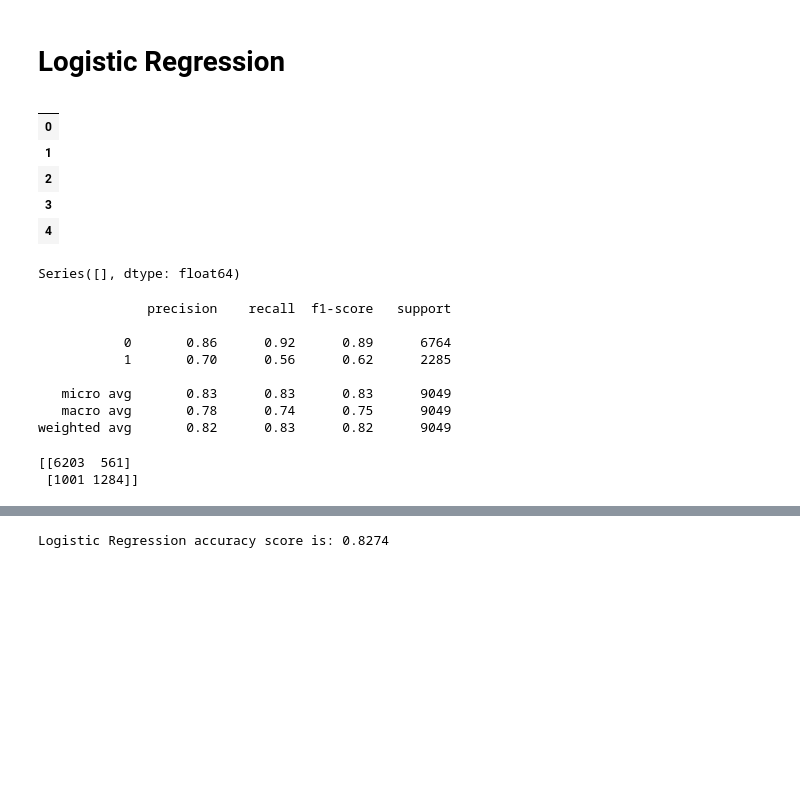
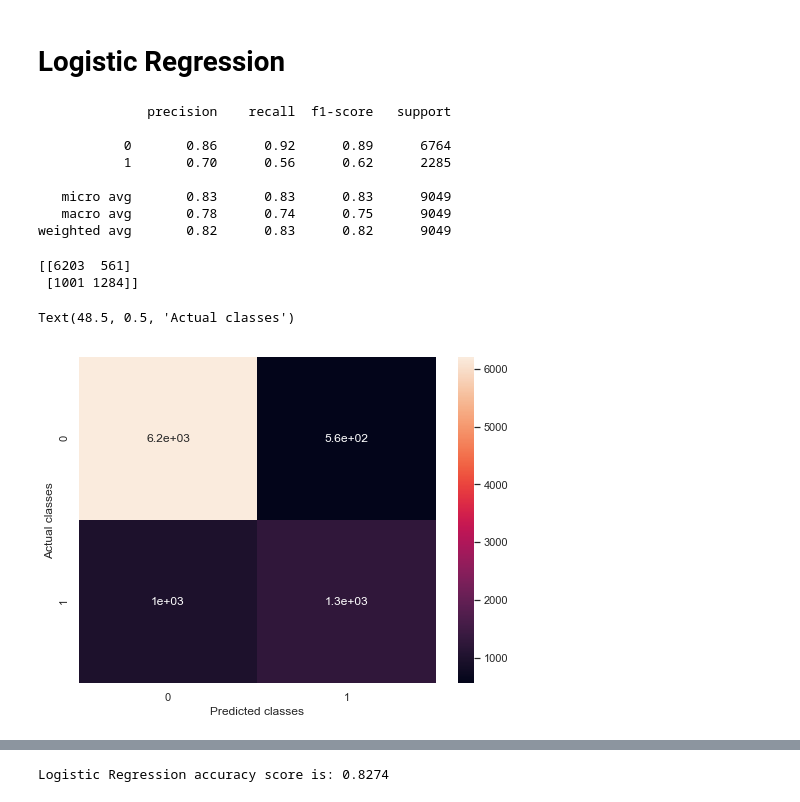
Before and after one commit to SindhujaJayakumar/AdultIncome-Prediction, a Jupyter notebook: Us_income_main.ipynb, the cells around one changed output, grey strips where cells are left out. Saved outputs shown, nothing was run; the diff lists cells and outputs as text; code cells hidden in the pictures; blank space fills up the shorter version.

```diff
--- a/Us_income_main.ipynb
+++ b/Us_income_main.ipynb
@@ -270,29 +259,6 @@ The following algorithms are applied:
 ### Desission Tree
 # %% [markdown]
 # Logistic Regression
-# %%
-
-from sklearn import preprocessing
-
-# select all categorical variables
-df_categorical = df.select_dtypes(include=['object'])
-df_categorical.head()
-# %% [output]
-|  |
-| 0 |
-| 1 |
-| 2 |
-| 3 |
-| 4 |
-# %%
-# encode categorical variables using label Encoder
-# apply label encoder to df_categorical
-
-le = preprocessing.LabelEncoder()
-df_categorical = df_categorical.apply(le.fit_transform)
-df_categorical.head()
-# %% [output]
-Series([], dtype: float64)
 # %%
 from sklearn.linear_model import LogisticRegression
 
@@ -312,12 +278,19 @@ print(classification_report(y_test,predictions))
    micro avg       0.83      0.83      0.83      9049
    macro avg       0.78      0.74      0.75      9049
 weighted avg       0.82      0.83      0.82      9049
-# %%
-#confusion_matrix
-
-from sklearn.metrics import confusion_matrix
-
-print(confusion_matrix(y_test,predictions))
-# %% [output]
-[[6203  561]
- [1001 1284]]
+# %%
+#confusion_matrix
+
+from sklearn.metrics import confusion_matrix
+#Plotting the confusion matrix
+sns.set(rc={'figure.figsize':(8,6)})
+cfm = confusion_matrix(y_test,predictions)
+sns.heatmap(cfm, annot=True)
+print(cfm)
+plt.xlabel('Predicted classes')
+plt.ylabel('Actual classes')
+# %% [output]
+[[6203  561]
+ [1001 1284]]
+Text(48.5, 0.5, 'Actual classes')
+[figure, added]
```
Also changed, not shown: parts of 16 cells of this notebook, 1 other file.
